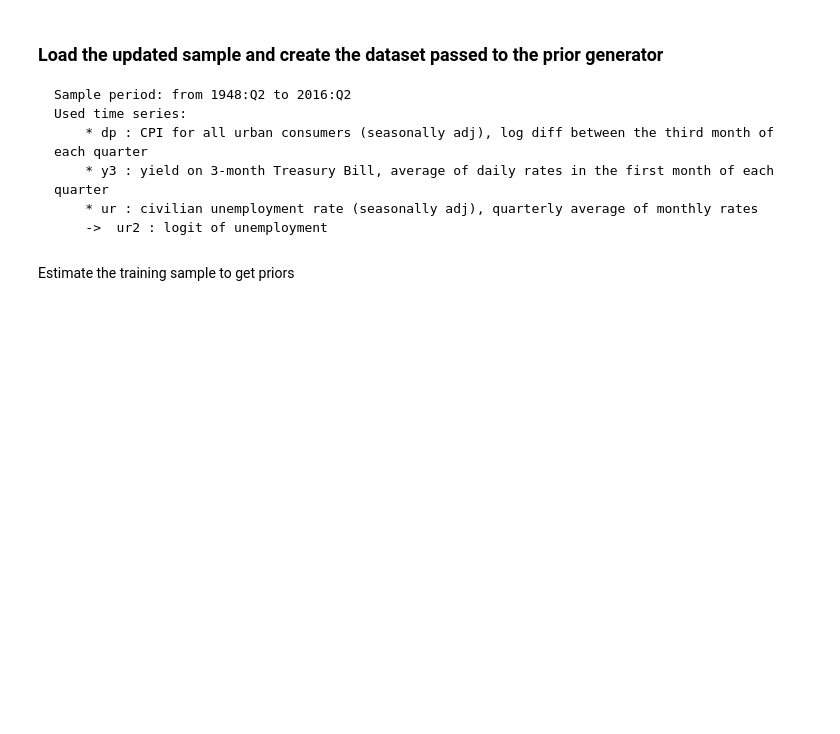
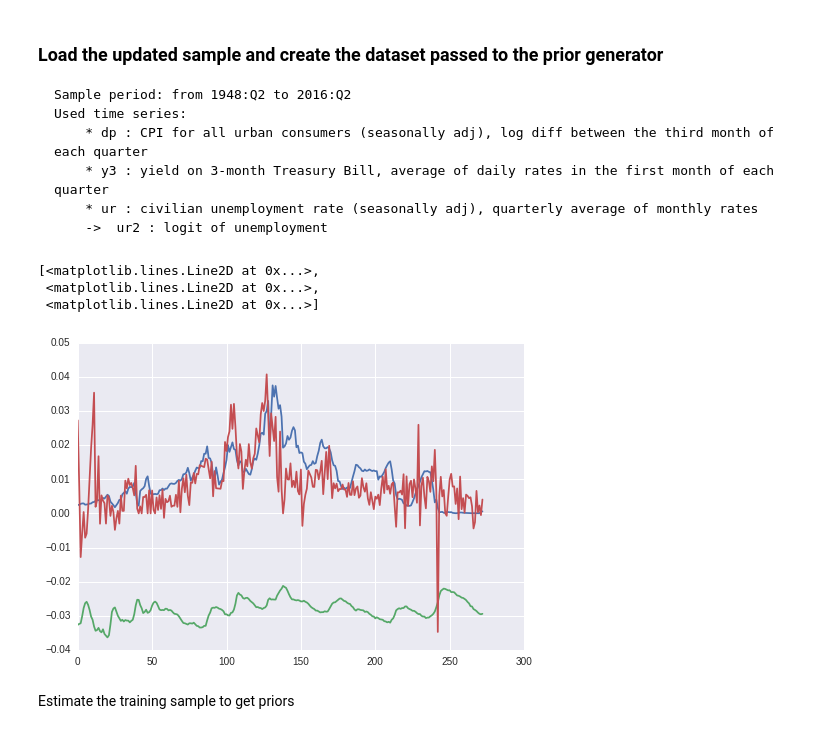
Before and after one commit to szokeb87/cs2005_pymc, a Jupyter notebook: notebooks/CogleySargent2005_reestimation.ipynb, the cells around one changed output. Cells and saved outputs as stored; diff of their text form; code cells hidden in the pictures; blank space fills up the shorter version.

```diff
--- a/notebooks/CogleySargent2005_reestimation.ipynb
+++ b/notebooks/CogleySargent2005_reestimation.ipynb
@@ -108,6 +108,13 @@ ur = np.expand_dims(data['ur'], 1)    # civilian unemployment rate (seasonally-a
 ur2 = .01 * np.log(ur / (1 - ur))     # logit of unemployment
 
 y = np.hstack((y3, ur2, dp))
+# %%
+plt.plot(y)
+# %% [output]
+[<matplotlib.lines.Line2D at 0x...>,
+ <matplotlib.lines.Line2D at 0x...>,
+ <matplotlib.lines.Line2D at 0x...>]
+[figure, added]
 # %% [markdown]
 Estimate the training sample to get priors
 # %%
```
Also changed, not shown: 18 other files.
